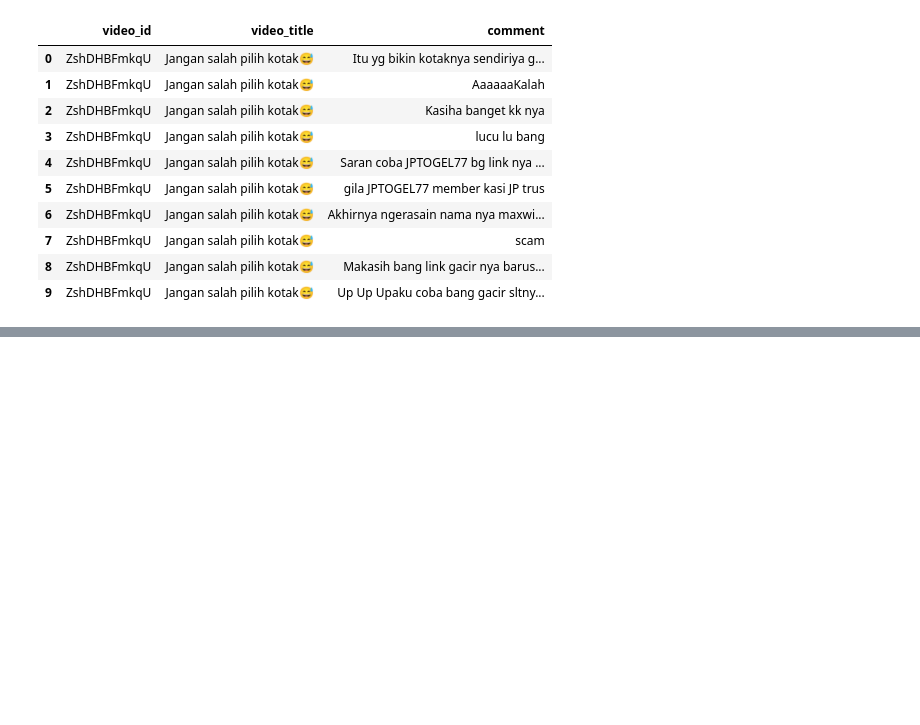
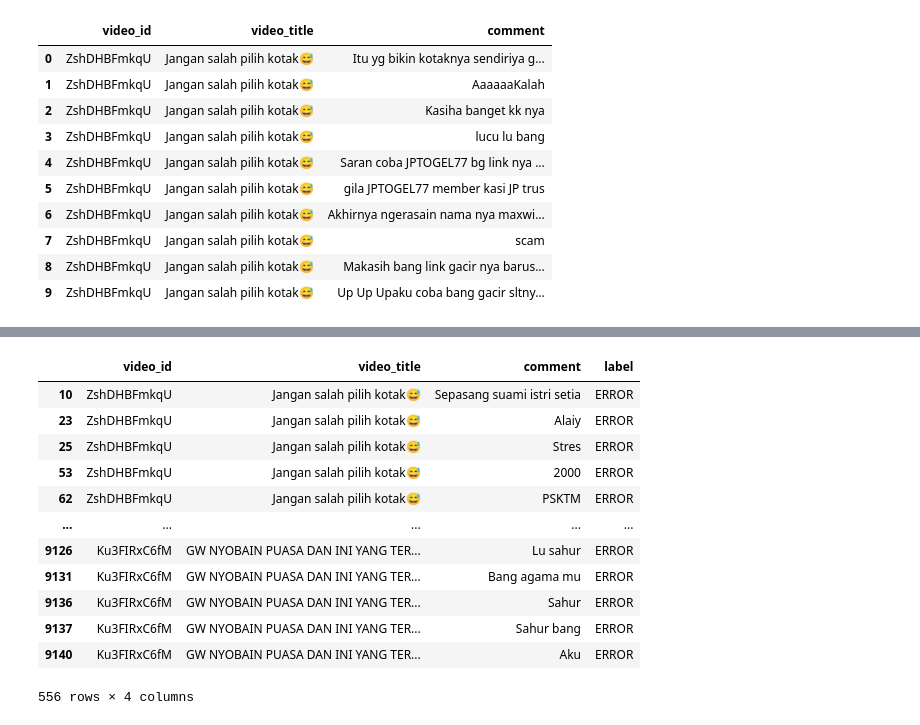
Before and after one commit to OhMyBreee/OnlineGamblingPromotionDetector, a Jupyter notebook: sample10.ipynb, the cells around one changed output, grey strips where cells are left out. Cells and saved outputs as stored; diff of their text form; code cells hidden in the pictures; blank space fills up the shorter version.

```diff
--- a/sample10.ipynb
+++ b/sample10.ipynb
@@ -40,0 +81,11 @@ Total rows: 21488
+# %%
+array = []
+for i in range(0,len(df)):
+    comment = df.loc[i, "comment"]
+    if pd.isna(comment):
+        array.append(i)
+        exit
+# %%
+for i in array:
+    df = repair_misaligned_rows(df,start_index=i, end_index=i)
+df.describe()
@@ -190,3 +295,16 @@ def normalize_text(text):
     text = re.sub(r"[^\w\s,]", "", text)  # Remove non-word characters except spaces and commas
     text = re.sub(r"\s+", " ", text).strip()  # Normalize extra spaces
     return text
+# %%
+j = 0
+for i in range(10000, 10500):
+    comment = df.loc[i, "comment"]
+    if i%30 == 0:
+        print(comment)
+    if pd.isna(comment):
+        video_id = df.loc[i, "video_id"]
+        video_title = df.loc[i, "video_title"]
+        print("video_id"+video_id)
+        print("video_title"+str(video_title))
+        j+=1
+print(j)
@@ -365,0 +705,17 @@ KeyError: 'corrected_comment'
+# %%
+error_comments = combined_df[combined_df['label'] == 'ERROR']
+error_comments
+# %% [output]
+|  | video_id | video_title | comment | label |
+| 10 | ZshDHBFmkqU | Jangan salah pilih kotak😅 | Sepasang suami istri setia | ERROR |
+| 23 | ZshDHBFmkqU | Jangan salah pilih kotak😅 | Alaiy | ERROR |
+| 25 | ZshDHBFmkqU | Jangan salah pilih kotak😅 | Stres | ERROR |
+| 53 | ZshDHBFmkqU | Jangan salah pilih kotak😅 | 2000 | ERROR |
+| 62 | ZshDHBFmkqU | Jangan salah pilih kotak😅 | PSKTM | ERROR |
+| ... | ... | ... | ... | ... |
+| 9126 | Ku3FIRxC6fM | GW NYOBAIN PUASA DAN INI YANG TER... | Lu sahur | ERROR |
+| 9131 | Ku3FIRxC6fM | GW NYOBAIN PUASA DAN INI YANG TER... | Bang agama mu | ERROR |
+| 9136 | Ku3FIRxC6fM | GW NYOBAIN PUASA DAN INI YANG TER... | Sahur | ERROR |
+| 9137 | Ku3FIRxC6fM | GW NYOBAIN PUASA DAN INI YANG TER... | Sahur bang | ERROR |
+| 9140 | Ku3FIRxC6fM | GW NYOBAIN PUASA DAN INI YANG TER... | Aku | ERROR |
+556 rows × 4 columns
```
Also changed, not shown: parts of 16 cells of this notebook, 25 other files.
